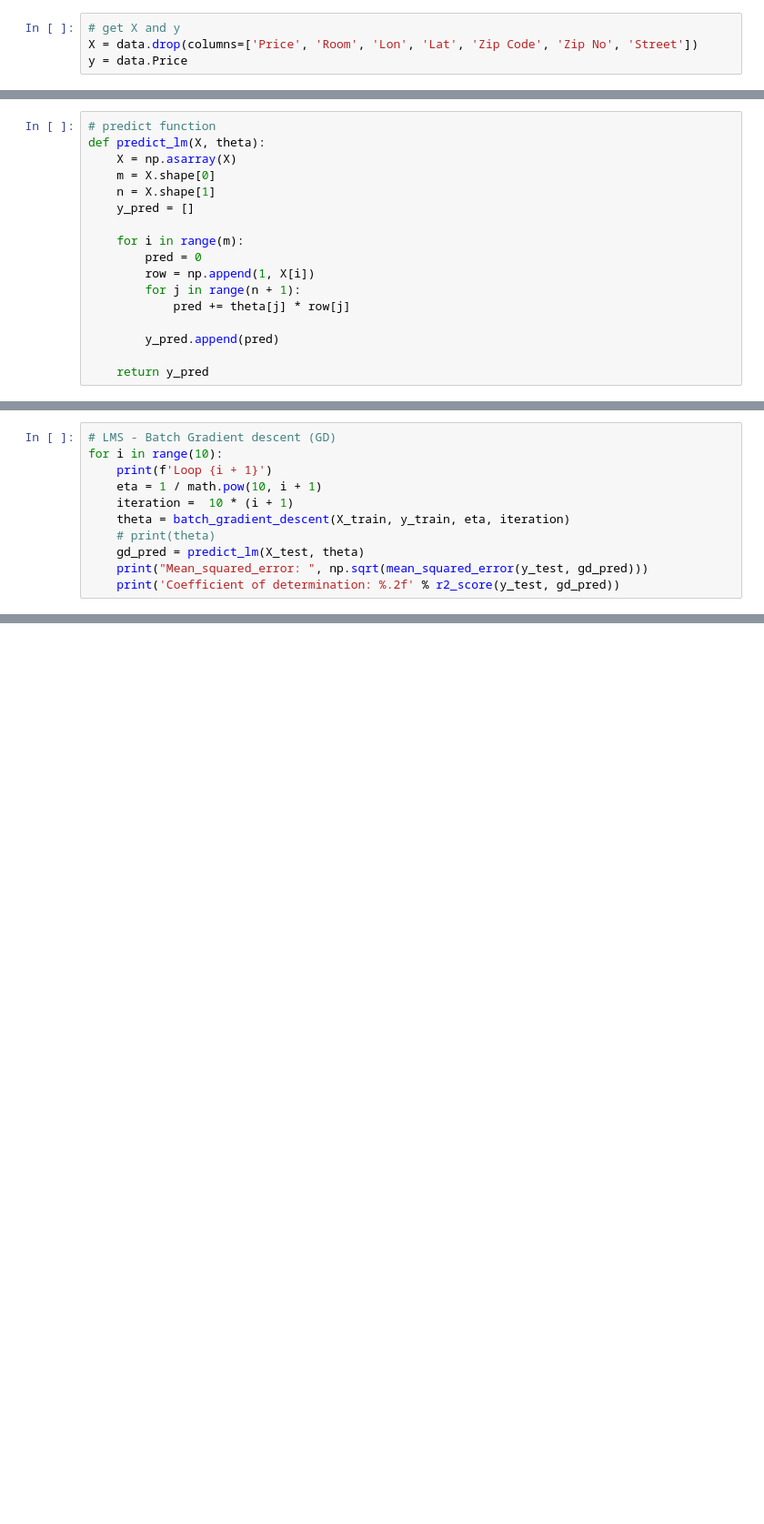
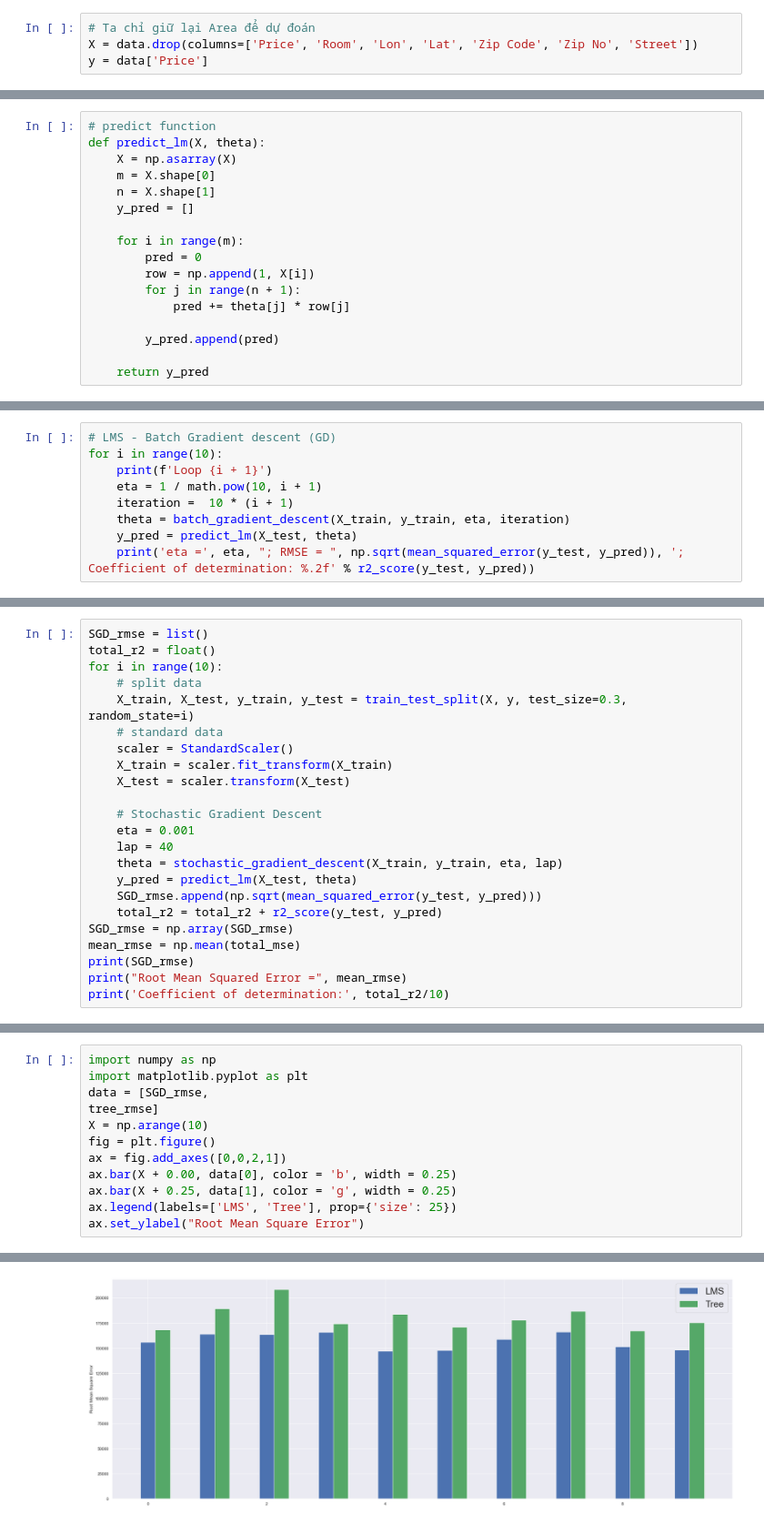
Before and after one commit to duybao901/ml-preds-house, a Jupyter notebook: house-price-prediction-custome.ipynb, the cells around one changed output, grey strips where cells are left out. Shown at 91% size. Drawn from its saved outputs; the diff is of its cells as text; blank space fills up the shorter version.

```diff
--- a/house-price-prediction-custome.ipynb
+++ b/house-price-prediction-custome.ipynb
@@ -121,5 +215,5 @@ plt.show()
 # %%
-# get X and y
+# Ta chỉ giữ lại Area để dự đoán
 X = data.drop(columns=['Price', 'Room', 'Lon', 'Lat', 'Zip Code', 'Zip No', 'Street'])
-y = data.Price
+y = data['Price']
 # %%
@@ -253,7 +428,5 @@ for i in range(10):
     eta = 1 / math.pow(10, i + 1)
     iteration =  10 * (i + 1)
     theta = batch_gradient_descent(X_train, y_train, eta, iteration)
-    # print(theta)
-    gd_pred = predict_lm(X_test, theta)
-    print("Mean_squared_error: ", np.sqrt(mean_squared_error(y_test, gd_pred)))
-    print('Coefficient of determination: %.2f' % r2_score(y_test, gd_pred))
+    y_pred = predict_lm(X_test, theta)
+    print('eta =', eta, "; RMSE = ", np.sqrt(mean_squared_error(y_test, y_pred)), '; Coefficient of determination: %.2f' % r2_score(y_test, y_pred))
@@ -264,0 +458,23 @@ for i in range(10):
+# %%
+SGD_rmse = list()
+total_r2 = float()
+for i in range(10):
+    # split data
+    X_train, X_test, y_train, y_test = train_test_split(X, y, test_size=0.3, random_state=i)
+    # standard data
+    scaler = StandardScaler()
+    X_train = scaler.fit_transform(X_train)
+    X_test = scaler.transform(X_test)
+
+    # Stochastic Gradient Descent
+    eta = 0.001
+    lap = 40
+    theta = stochastic_gradient_descent(X_train, y_train, eta, lap)
+    y_pred = predict_lm(X_test, theta)
+    SGD_rmse.append(np.sqrt(mean_squared_error(y_test, y_pred)))
+    total_r2 = total_r2 + r2_score(y_test, y_pred)
+SGD_rmse = np.array(SGD_rmse)
+mean_rmse = np.mean(total_mse)
+print(SGD_rmse)
+print("Root Mean Squared Error =", mean_rmse)
+print('Coefficient of determination:', total_r2/10)
@@ -264,0 +526,13 @@ for i in range(10):
+# %%
+import numpy as np
+import matplotlib.pyplot as plt
+data = [SGD_rmse,
+tree_rmse]
+X = np.arange(10)
+fig = plt.figure()
+ax = fig.add_axes([0,0,2,1])
+ax.bar(X + 0.00, data[0], color = 'b', width = 0.25)
+ax.bar(X + 0.25, data[1], color = 'g', width = 0.25)
+ax.legend(labels=['LMS', 'Tree'], prop={'size': 25})
+ax.set_ylabel("Root Mean Square Error")
+# %% [output]
@@ -264,0 +540 @@ for i in range(10):
+[figure, added]
```
Also changed, not shown: parts of 51 cells of this notebook.
